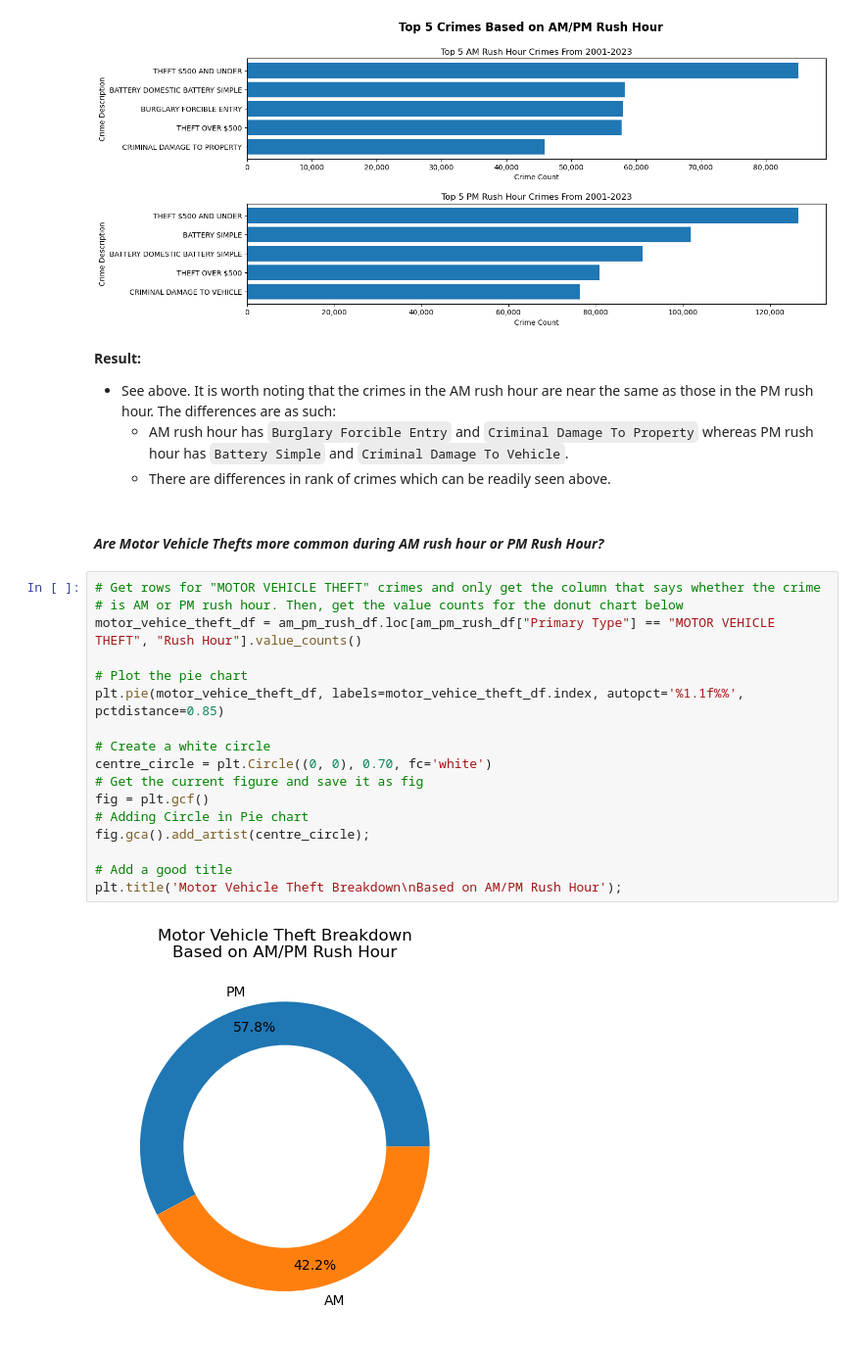
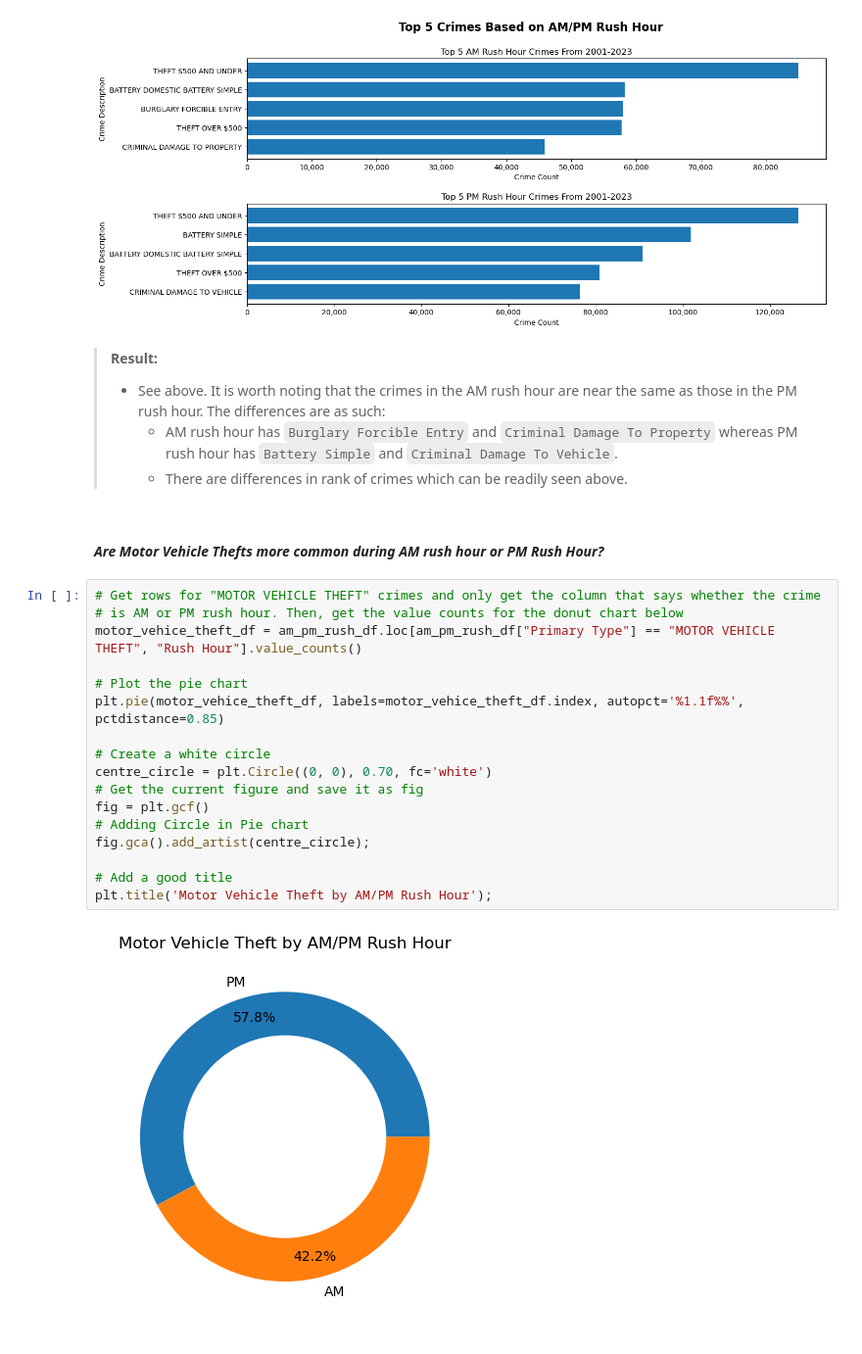
Before and after one commit to john-a-dixon/chicago-crime-time-series, a Jupyter notebook: chicago-crime-time-series.ipynb, the cells around one changed output. Shown: that part at 98% size. Saved outputs shown, nothing was run; the diff lists cells and outputs as text.

```diff
--- a/chicago-crime-time-series.ipynb
+++ b/chicago-crime-time-series.ipynb
@@ -302,29 +271,29 @@ ax[1].xaxis.set_major_formatter(crime_cnt_format)
 # %% [output]
 [figure]
 # %% [markdown]
-**Result:**
-- See above. It is worth noting that the crimes in the AM rush hour are near the same as those in the PM rush hour. The differences are as such:
-    - AM rush hour has `Burglary Forcible Entry` and `Criminal Damage To Property` whereas PM rush hour has `Battery Simple` and `Criminal Damage To Vehicle`.
-    - There are differences in rank of crimes which can be readily seen above.
+> **Result:**
+> - See above. It is worth noting that the crimes in the AM rush hour are near the same as those in the PM rush hour. The differences are as such:
+>    - AM rush hour has `Burglary Forcible Entry` and `Criminal Damage To Property` whereas PM rush hour has `Battery Simple` and `Criminal Damage To Vehicle`.
+>    - There are differences in rank of crimes which can be readily seen above.
 # %% [markdown]
 #### _Are Motor Vehicle Thefts more common during AM rush hour or PM Rush Hour?_
 # %%
 # Get rows for "MOTOR VEHICLE THEFT" crimes and only get the column that says whether the crime
 # is AM or PM rush hour. Then, get the value counts for the donut chart below
 motor_vehice_theft_df = am_pm_rush_df.loc[am_pm_rush_df["Primary Type"] == "MOTOR VEHICLE THEFT", "Rush Hour"].value_counts()
 
 # Plot the pie chart
 plt.pie(motor_vehice_theft_df, labels=motor_vehice_theft_df.index, autopct='%1.1f%%', pctdistance=0.85)
 
 # Create a white circle
 centre_circle = plt.Circle((0, 0), 0.70, fc='white')
 # Get the current figure and save it as fig
 fig = plt.gcf()
 # Adding Circle in Pie chart
 fig.gca().add_artist(centre_circle);
 
 # Add a good title
-plt.title('Motor Vehicle Theft Breakdown\nBased on AM/PM Rush Hour');
+plt.title('Motor Vehicle Theft by AM/PM Rush Hour');
 # %% [output]
-[figure, old version]
+[figure, new version]
 # %% [markdown]
```
Also changed, not shown: parts of 18 cells of this notebook.
